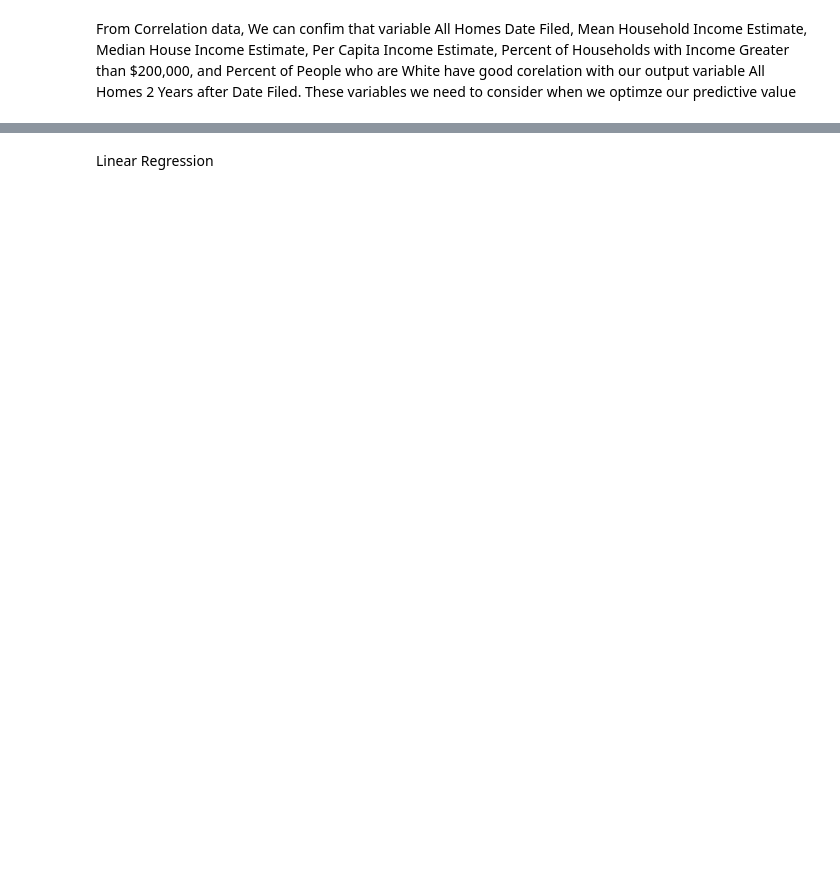
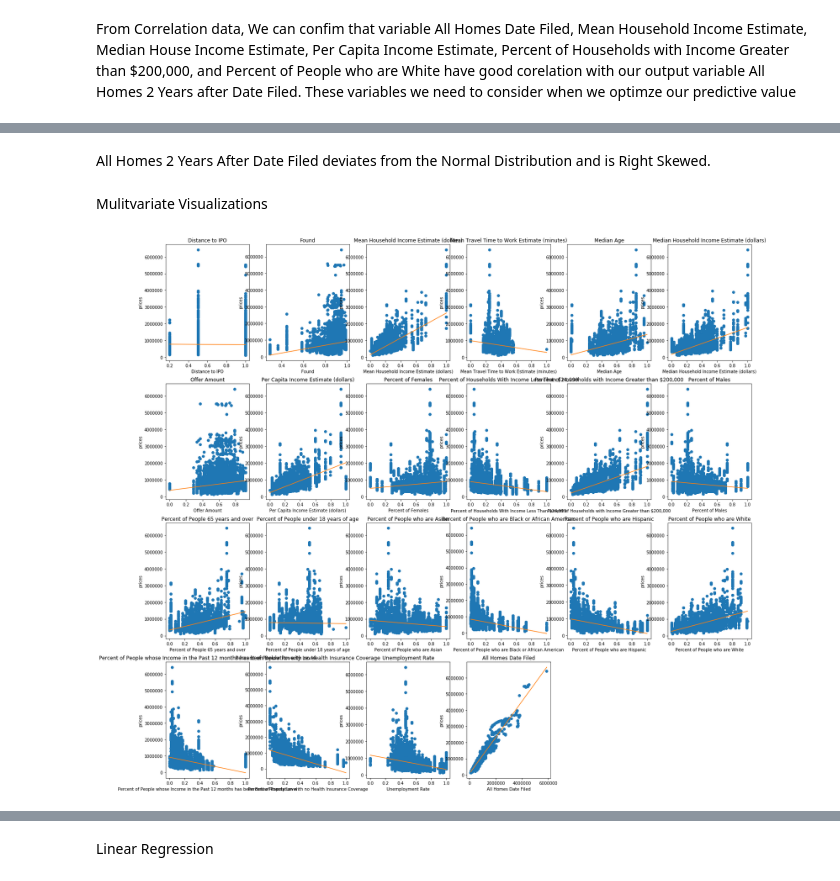
Before and after one commit to apthomas/SF-home-price-prediction, a Jupyter notebook: SF-home-price-prediction/learning.ipynb, the cells around one changed output, grey strips where cells are left out. Cells and saved outputs as stored; diff of their text form; code cells hidden in the pictures; blank space fills up the shorter version.

```diff
--- a/SF-home-price-prediction/learning.ipynb
+++ b/SF-home-price-prediction/learning.ipynb
@@ -127,0 +156,22 @@ df_train_set_2_years.hist(bins=10,figsize=(25,20),grid=False);
+# %%
+label_col = 'All Homes 2 Years After Date Filed'
+feature_cols = [
+       'Distance to IPO', 'Found',
+       'Mean Household Income Estimate (dollars)',
+       'Mean Travel Time to Work Estimate (minutes)', 'Median Age',
+       'Median Household Income Estimate (dollars)','Offer Amount',
+       'Per Capita Income Estimate (dollars)', 'Percent of Females',
+       'Percent of Households With Income Less Than $24,999',
+       'Percent of Households with Income Greater than $200,000',
+       'Percent of Males', 'Percent of People 65 years and over',
+       'Percent of People under 18 years of age',
+       'Percent of People who are Asian',
+       'Percent of People who are Black or African American',
+       'Percent of People who are Hispanic',
+       'Percent of People who are White',
+       'Percent of People whose Income in the Past 12 months has been Below Poverty Level',
+       'Percent of Population with no Health Insurance Coverage',
+       'Unemployment Rate','All Homes Date Filed', 'Zipcode', 'Zipcode for Distance', 'Number of Employees']
+
+
+df_train_set_2_years.head()
@@ -127,0 +186,20 @@ df_train_set_2_years.hist(bins=10,figsize=(25,20),grid=False);
+# %% [markdown]
+All Homes 2 Years After Date Filed deviates from the Normal Distribution and is Right Skewed.
+# %% [markdown]
+Mulitvariate Visualizations
+# %%
+plt.figure(figsize=(25,60))
+# i: index
+for i,col in enumerate(feature_cols):
+    # 3 plots here hence 1, 3
+    plt.subplot(10, 6, i+1)
+    x = df_train_set_2_years[col]
+    y = df_train_set_2_years['All Homes 2 Years After Date Filed']
+    plt.plot(x, y, 'o')
+    # Create regression line
+    plt.plot(np.unique(x), np.poly1d(np.polyfit(x, y, 1))(np.unique(x)))
+    plt.title(col)
+    plt.xlabel(col)
+    plt.ylabel('prices')
+# %% [output]
+[figure, added]
```
Also changed, not shown: parts of 54 cells of this notebook, 7 other files.
